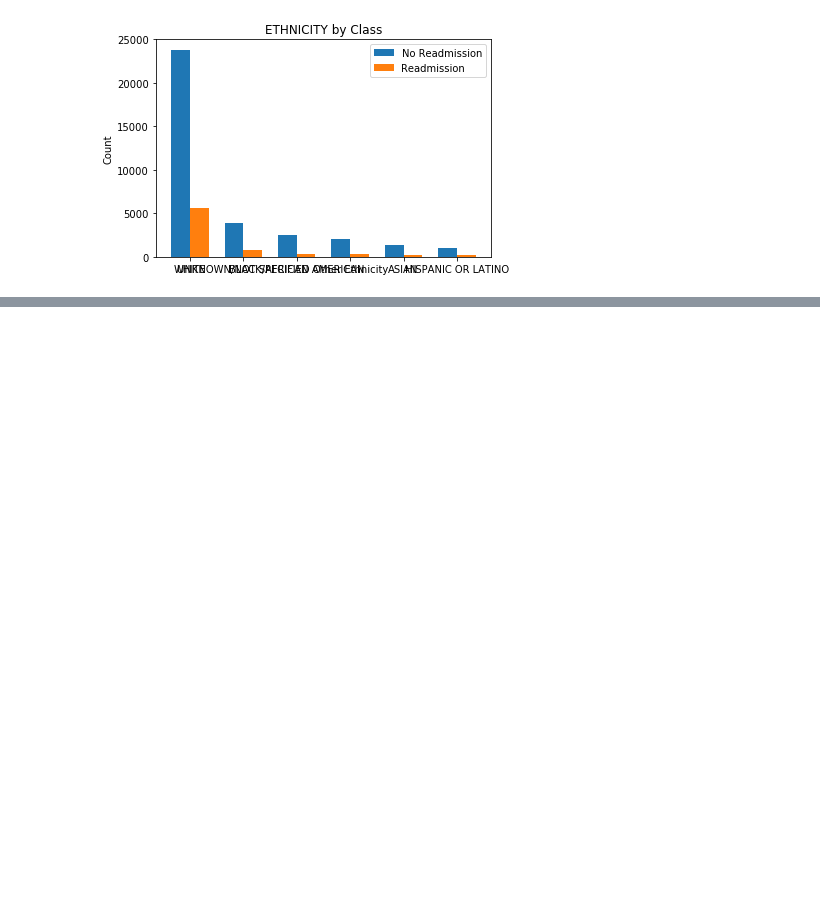
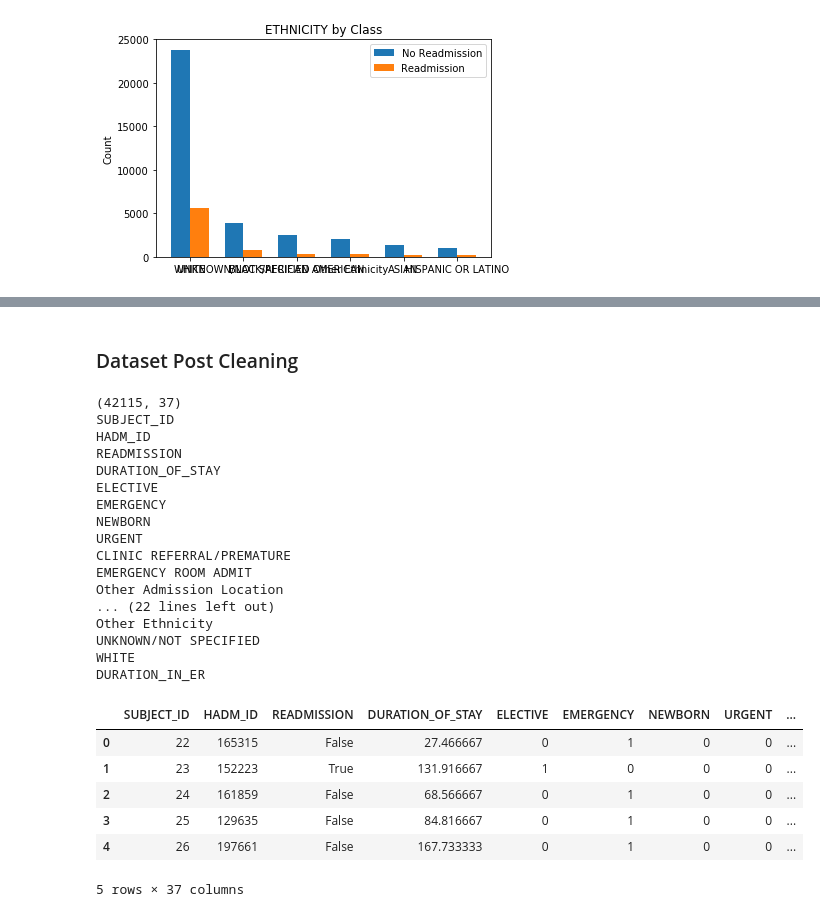
Before and after one commit to pateli18/Machine-Learning-Nanodegree, a Jupyter notebook: capstone_project/Create Dataset.ipynb, the cells around one changed output, grey strips where cells are left out. Saved outputs shown, nothing was run; the diff lists cells and outputs as text; code cells hidden in the pictures; blank space fills up the shorter version.

Commit message:
completed adding admissions features

```diff
--- a/capstone_project/Create Dataset.ipynb
+++ b/capstone_project/Create Dataset.ipynb
@@ -343,0 +398,34 @@ main_df = convert_categorical(main_df, 'ETHNICITY')
+# %%
+main_df['DURATION_IN_ER'] = main_df['DURATION_IN_ER'].fillna(0)
+# %% [markdown]
+### Dataset Post Cleaning
+# %%
+print(main_df.shape)
+for column in main_df.columns:
+    print column
+main_df.head()
+# %% [output]
+(42115, 37)
+SUBJECT_ID
+HADM_ID
+READMISSION
+DURATION_OF_STAY
+ELECTIVE
+EMERGENCY
+NEWBORN
+URGENT
+CLINIC REFERRAL/PREMATURE
+EMERGENCY ROOM ADMIT
+Other Admission Location
+... (22 lines left out)
+Other Ethnicity
+UNKNOWN/NOT SPECIFIED
+WHITE
+DURATION_IN_ER
+|  | SUBJECT_ID | HADM_ID | READMISSION | DURATION_OF_STAY | ELECTIVE | EMERGENCY | NEWBORN | URGENT | ... |
+| 0 | 22 | 165315 | False | 27.466667 | 0 | 1 | 0 | 0 | ... |
+| 1 | 23 | 152223 | True | 131.916667 | 1 | 0 | 0 | 0 | ... |
+| 2 | 24 | 161859 | False | 68.566667 | 0 | 1 | 0 | 0 | ... |
+| 3 | 25 | 129635 | False | 84.816667 | 0 | 1 | 0 | 0 | ... |
+| 4 | 26 | 197661 | False | 167.733333 | 0 | 1 | 0 | 0 | ... |
+5 rows × 37 columns
```
Also changed, not shown: parts of 17 cells of this notebook.
